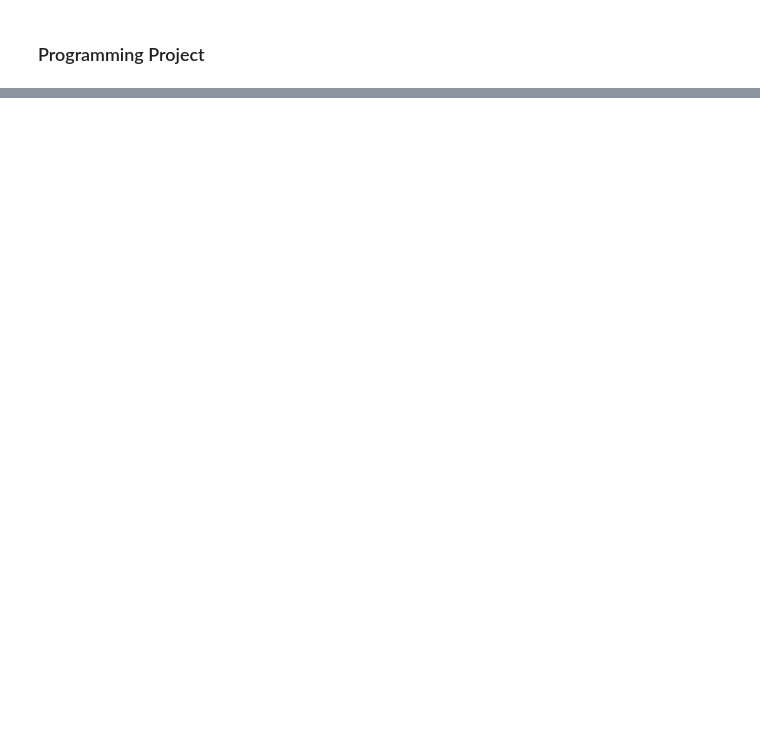
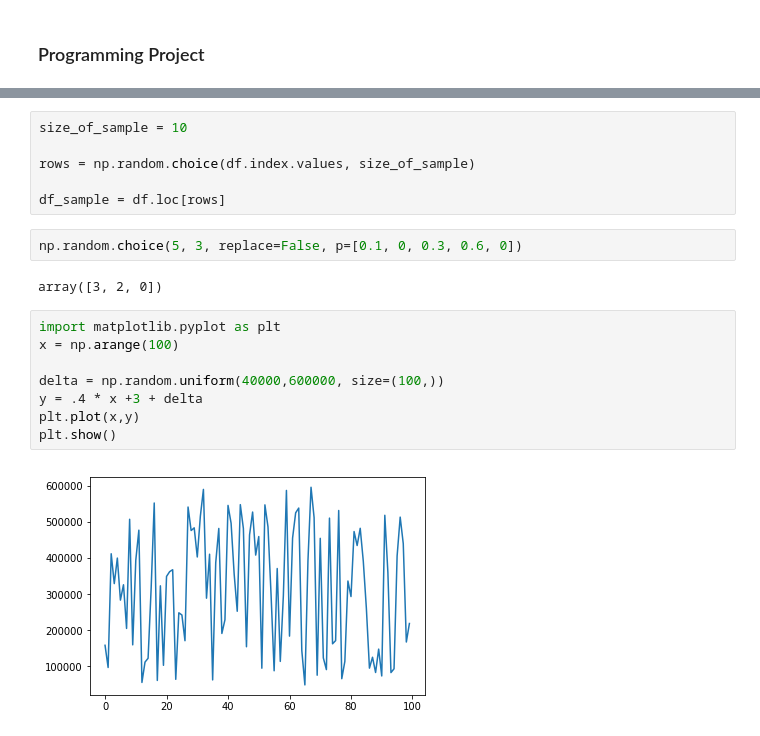
Before and after one commit to eamonnofarrell/Programming_Project, a Jupyter notebook: Prog_Project.ipynb, the cells around one changed output, grey strips where cells are left out. Saved outputs shown, nothing was run; the diff lists cells and outputs as text; blank space fills up the shorter version.

```diff
--- a/Prog_Project.ipynb
+++ b/Prog_Project.ipynb
@@ -23,0 +46,20 @@ array([[8.43223057e-01, 2.23647967e-01, 7.09582290e-01, 1.15883327e-01],
+# %%
+size_of_sample = 10
+
+rows = np.random.choice(df.index.values, size_of_sample)
+
+df_sample = df.loc[rows]
+# %%
+np.random.choice(5, 3, replace=False, p=[0.1, 0, 0.3, 0.6, 0])
+# %% [output]
+array([3, 2, 0])
+# %%
+import matplotlib.pyplot as plt
+x = np.arange(100)
+
+delta = np.random.uniform(40000,600000, size=(100,))
+y = .4 * x +3 + delta
+plt.plot(x,y)
+plt.show()
+# %% [output]
+[figure, added]
```
Also changed, not shown: parts of 4 cells of this notebook.
